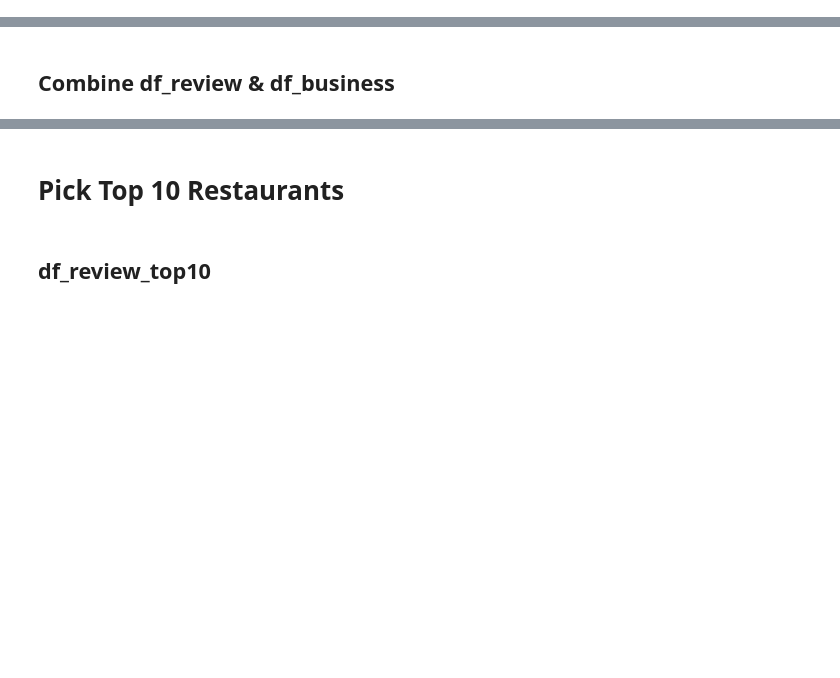
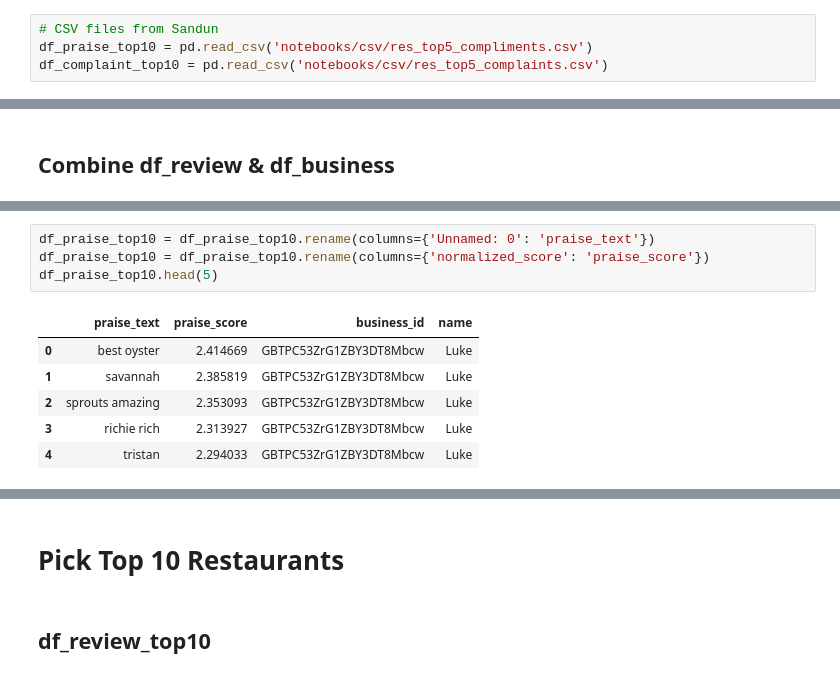
Before and after one commit to SandunKanan/yelp-review-nlp, a Jupyter notebook: data_preprocess.ipynb, the cells around one changed output, grey strips where cells are left out. Cells and saved outputs as stored; diff of their text form; blank space fills up the shorter version.

```diff
--- a/data_preprocess.ipynb
+++ b/data_preprocess.ipynb
@@ -52,0 +53,4 @@ df_rene = pd.read_csv('notebooks/csv/avg_stars10m_radius.csv')
+# %%
+# CSV files from Sandun
+df_praise_top10 = pd.read_csv('notebooks/csv/res_top5_compliments.csv')
+df_complaint_top10 = pd.read_csv('notebooks/csv/res_top5_complaints.csv')
@@ -95,0 +188,11 @@ df_review_business.head(2)
+# %%
+df_praise_top10 = df_praise_top10.rename(columns={'Unnamed: 0': 'praise_text'})
+df_praise_top10 = df_praise_top10.rename(columns={'normalized_score': 'praise_score'})
+df_praise_top10.head(5)
+# %% [output]
+|  | praise_text | praise_score | business_id | name |
+| 0 | best oyster | 2.414669 | GBTPC53ZrG1ZBY3DT8Mbcw | Luke |
+| 1 | savannah | 2.385819 | GBTPC53ZrG1ZBY3DT8Mbcw | Luke |
+| 2 | sprouts amazing | 2.353093 | GBTPC53ZrG1ZBY3DT8Mbcw | Luke |
+| 3 | richie rich | 2.313927 | GBTPC53ZrG1ZBY3DT8Mbcw | Luke |
+| 4 | tristan | 2.294033 | GBTPC53ZrG1ZBY3DT8Mbcw | Luke |
```
Also changed, not shown: parts of 25 cells of this notebook, 4 other files.
